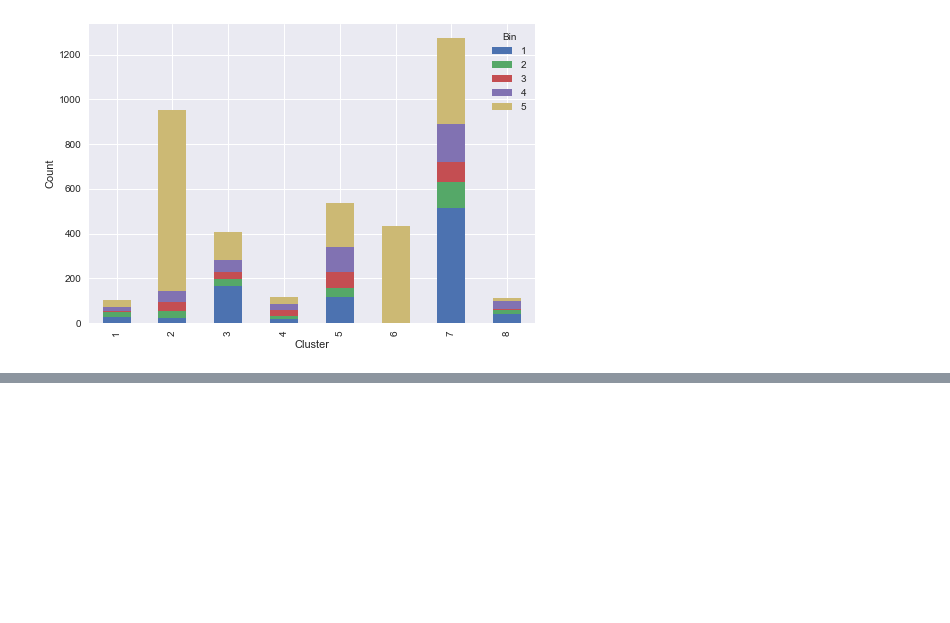
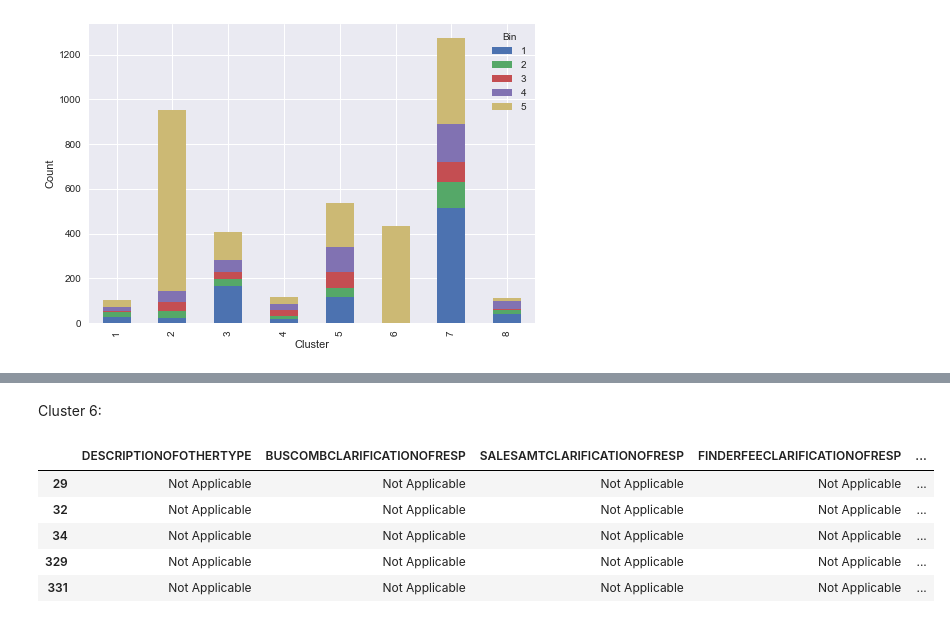
Before and after one commit to uday-31/Analyzing-Form-D-Submissions, a Jupyter notebook: Analysis 1.ipynb, the cells around one changed output, grey strips where cells are left out. Cells and saved outputs as stored; diff of their text form; code cells hidden in the pictures; blank space fills up the shorter version.

```diff
--- a/Analysis 1.ipynb
+++ b/Analysis 1.ipynb
@@ -358,0 +389,13 @@ X[kmout.labels_ == 2].to_excel('test.xlsx')
+# %% [markdown]
+Cluster 6:
+# %%
+idx = y_binned[kmout.labels_ == 5].index
+#df[text_cols+['TOTALOFFERINGAMOUNT','TOTALAMOUNTSOLD']].iloc[idx].to_excel('test.xlsx')
+df[text_cols+['TOTALOFFERINGAMOUNT','TOTALAMOUNTSOLD']].iloc[idx].head(5)
+# %% [output]
+|  | DESCRIPTIONOFOTHERTYPE | BUSCOMBCLARIFICATIONOFRESP | SALESAMTCLARIFICATIONOFRESP | FINDERFEECLARIFICATIONOFRESP | ... |
+| 29 | Not Applicable | Not Applicable | Not Applicable | Not Applicable | ... |
+| 32 | Not Applicable | Not Applicable | Not Applicable | Not Applicable | ... |
+| 34 | Not Applicable | Not Applicable | Not Applicable | Not Applicable | ... |
+| 329 | Not Applicable | Not Applicable | Not Applicable | Not Applicable | ... |
+| 331 | Not Applicable | Not Applicable | Not Applicable | Not Applicable | ... |
```
Also changed, not shown: parts of 34 cells of this notebook.
